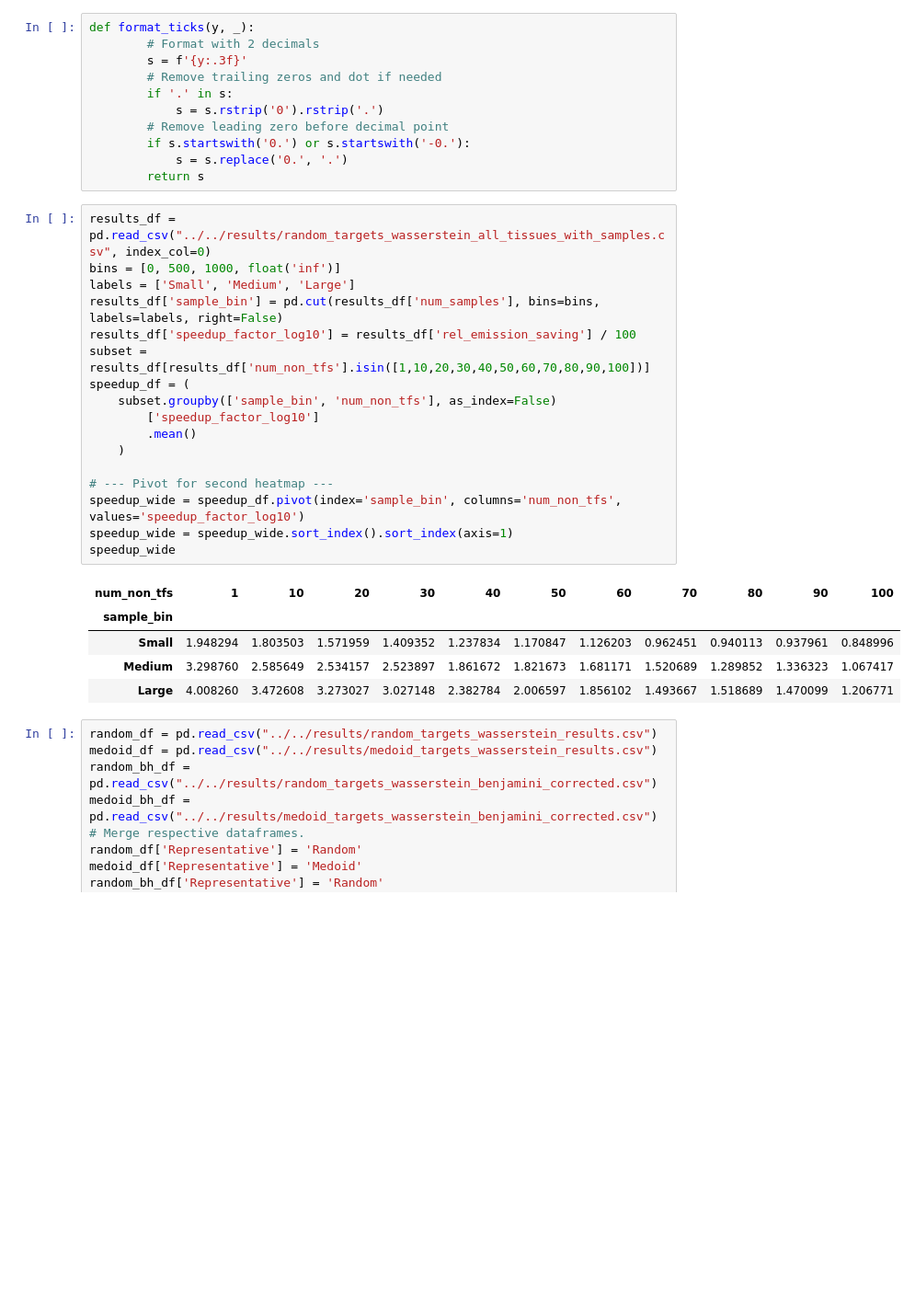
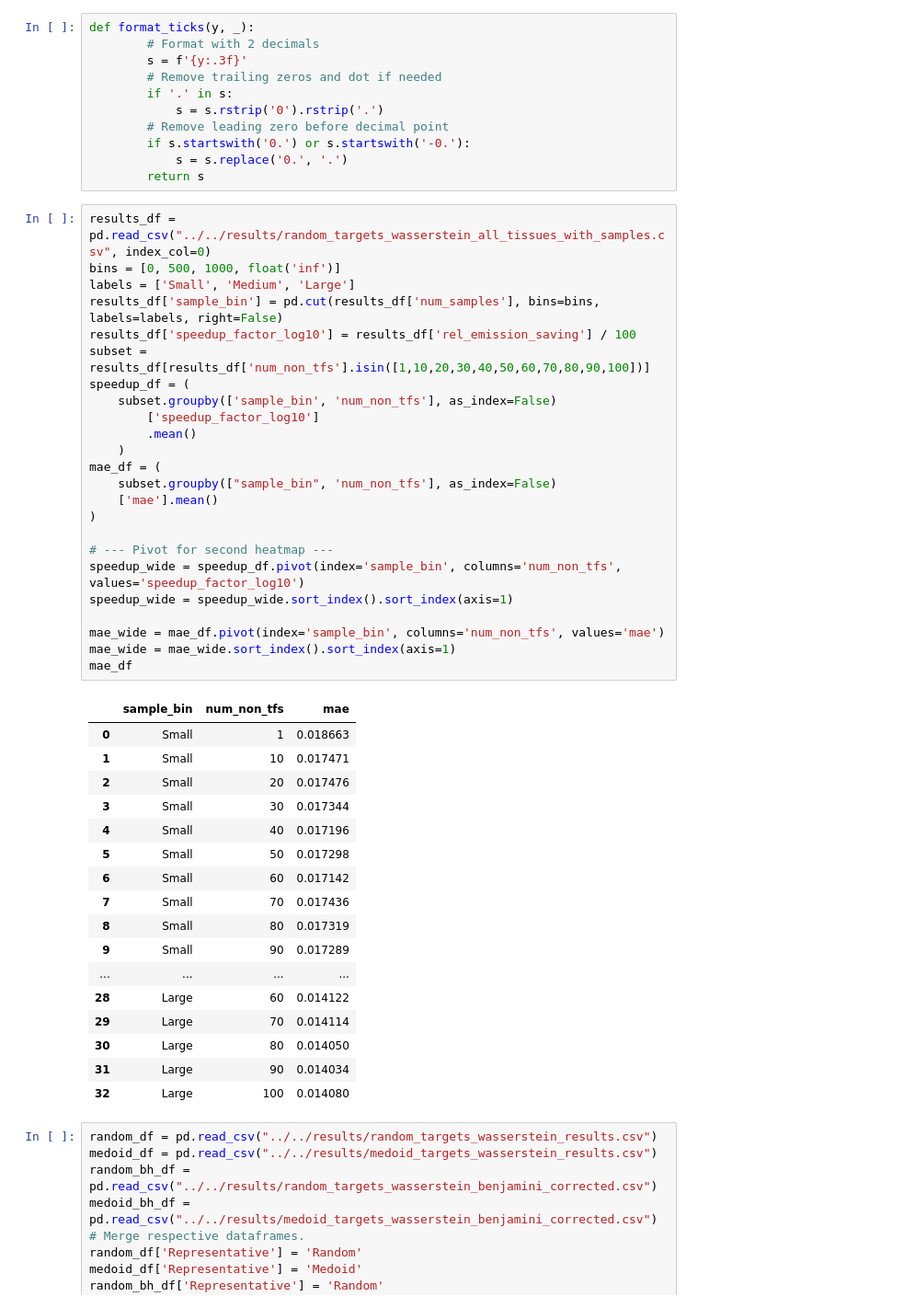
Before and after one commit to bionetslab/SignifiKANTE_Results, a Jupyter notebook: scripts/plotting/supp_plot_random_medoid.ipynb, the cells around one changed output. Shown at 92% size. Saved outputs shown, nothing was run; the diff lists cells and outputs as text; blank space fills up the shorter version.

```diff
--- a/scripts/plotting/supp_plot_random_medoid.ipynb
+++ b/scripts/plotting/supp_plot_random_medoid.ipynb
@@ -20,26 +20,45 @@ def format_ticks(y, _):
 # %%
 results_df = pd.read_csv("../../results/random_targets_wasserstein_all_tissues_with_samples.csv", index_col=0)
 bins = [0, 500, 1000, float('inf')]
 labels = ['Small', 'Medium', 'Large']
 results_df['sample_bin'] = pd.cut(results_df['num_samples'], bins=bins, labels=labels, right=False)
 results_df['speedup_factor_log10'] = results_df['rel_emission_saving'] / 100
 subset = results_df[results_df['num_non_tfs'].isin([1,10,20,30,40,50,60,70,80,90,100])]
 speedup_df = (
     subset.groupby(['sample_bin', 'num_non_tfs'], as_index=False)
         ['speedup_factor_log10']
         .mean()
     )
+mae_df = (
+    subset.groupby(["sample_bin", 'num_non_tfs'], as_index=False)
+    ['mae'].mean()
+)
 
 # --- Pivot for second heatmap ---
 speedup_wide = speedup_df.pivot(index='sample_bin', columns='num_non_tfs', values='speedup_factor_log10')
 speedup_wide = speedup_wide.sort_index().sort_index(axis=1)
-speedup_wide
+
+mae_wide = mae_df.pivot(index='sample_bin', columns='num_non_tfs', values='mae')
+mae_wide = mae_wide.sort_index().sort_index(axis=1)
+mae_df
 # %% [output]
-| num_non_tfs | 1 | 10 | 20 | 30 | 40 | 50 | 60 | 70 | 80 | 90 | 100 |
-| sample_bin |  |  |  |  |  |  |  |  |  |  |  |
-| Small | 1.948294 | 1.803503 | 1.571959 | 1.409352 | 1.237834 | 1.170847 | 1.126203 | 0.962451 | 0.940113 | 0.937961 | 0.848996 |
-| Medium | 3.298760 | 2.585649 | 2.534157 | 2.523897 | 1.861672 | 1.821673 | 1.681171 | 1.520689 | 1.289852 | 1.336323 | 1.067417 |
-| Large | 4.008260 | 3.472608 | 3.273027 | 3.027148 | 2.382784 | 2.006597 | 1.856102 | 1.493667 | 1.518689 | 1.470099 | 1.206771 |
+|  | sample_bin | num_non_tfs | mae |
+| 0 | Small | 1 | 0.018663 |
+| 1 | Small | 10 | 0.017471 |
+| 2 | Small | 20 | 0.017476 |
+| 3 | Small | 30 | 0.017344 |
+| 4 | Small | 40 | 0.017196 |
+| 5 | Small | 50 | 0.017298 |
+| 6 | Small | 60 | 0.017142 |
+| 7 | Small | 70 | 0.017436 |
+| 8 | Small | 80 | 0.017319 |
+| 9 | Small | 90 | 0.017289 |
+| ... | ... | ... | ... |
+| 28 | Large | 60 | 0.014122 |
+| 29 | Large | 70 | 0.014114 |
+| 30 | Large | 80 | 0.014050 |
+| 31 | Large | 90 | 0.014034 |
+| 32 | Large | 100 | 0.014080 |
 # %%
 random_df = pd.read_csv("../../results/random_targets_wasserstein_results.csv")
 medoid_df = pd.read_csv("../../results/medoid_targets_wasserstein_results.csv")
```
Also changed, not shown: parts of 1 cell of this notebook, 10 other files.
